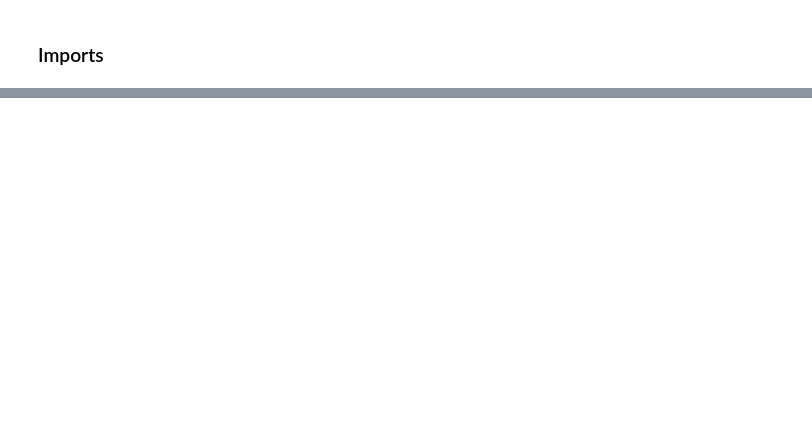
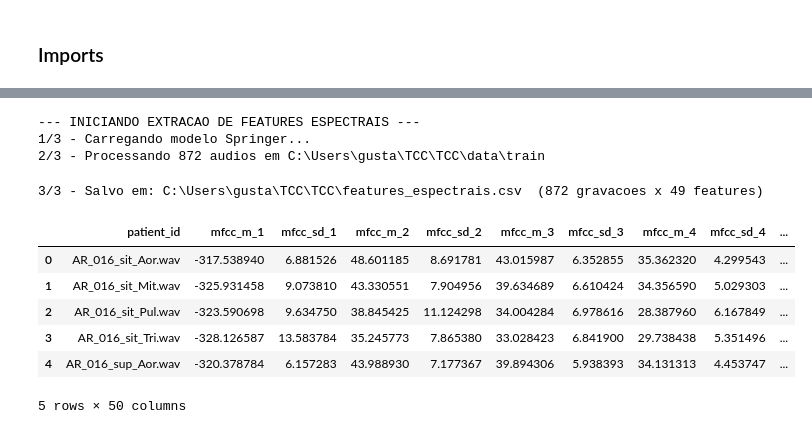
Before and after one commit to gustavocmiranda/TCC, a Jupyter notebook: projeto.ipynb, the cells around one changed output, grey strips where cells are left out. Saved outputs shown, nothing was run; the diff lists cells and outputs as text; code cells hidden in the pictures; blank space fills up the shorter version.

```diff
--- a/projeto.ipynb
+++ b/projeto.ipynb
@@ -851,0 +97,26 @@ PhysioNet Score (Pacientes): 78.93%
+# %%
+CAMINHO_TCC = r"C:\Users\gusta\TCC\TCC"
+PASTA_REPO = os.path.join(CAMINHO_TCC, "Springer_Segmentation")
+MODELO_PKL = r"springer_segmentation_model.pkl"
+PASTA_AUDIOS = r"C:\Users\gusta\TCC\TCC\data\train"
+ARQUIVO_ESPECTRAL = os.path.join(CAMINHO_TCC, "features_espectrais.csv")
+
+features_espectrais = extrair_features_espectrais(
+    caminho_repo=PASTA_REPO,
+    caminho_modelo=MODELO_PKL,
+    pasta_audios=PASTA_AUDIOS,
+    arquivo_saida=ARQUIVO_ESPECTRAL,
+)
+features_espectrais.head()
+# %% [output]
+--- INICIANDO EXTRACAO DE FEATURES ESPECTRAIS ---
+1/3 - Carregando modelo Springer...
+2/3 - Processando 872 audios em C:\Users\gusta\TCC\TCC\data\train
+3/3 - Salvo em: C:\Users\gusta\TCC\TCC\features_espectrais.csv  (872 gravacoes x 49 features)
+|  | patient_id | mfcc_m_1 | mfcc_sd_1 | mfcc_m_2 | mfcc_sd_2 | mfcc_m_3 | mfcc_sd_3 | mfcc_m_4 | mfcc_sd_4 | ... |
+| 0 | AR_016_sit_Aor.wav | -317.538940 | 6.881526 | 48.601185 | 8.691781 | 43.015987 | 6.352855 | 35.362320 | 4.299543 | ... |
+| 1 | AR_016_sit_Mit.wav | -325.931458 | 9.073810 | 43.330551 | 7.904956 | 39.634689 | 6.610424 | 34.356590 | 5.029303 | ... |
+| 2 | AR_016_sit_Pul.wav | -323.590698 | 9.634750 | 38.845425 | 11.124298 | 34.004284 | 6.978616 | 28.387960 | 6.167849 | ... |
+| 3 | AR_016_sit_Tri.wav | -328.126587 | 13.583784 | 35.245773 | 7.865380 | 33.028423 | 6.841900 | 29.738438 | 5.351496 | ... |
+| 4 | AR_016_sup_Aor.wav | -320.378784 | 6.157283 | 43.988930 | 7.177367 | 39.894306 | 5.938393 | 34.131313 | 4.453747 | ... |
+5 rows × 50 columns
```
Also changed, not shown: parts of 57 cells of this notebook, 4 other files.
